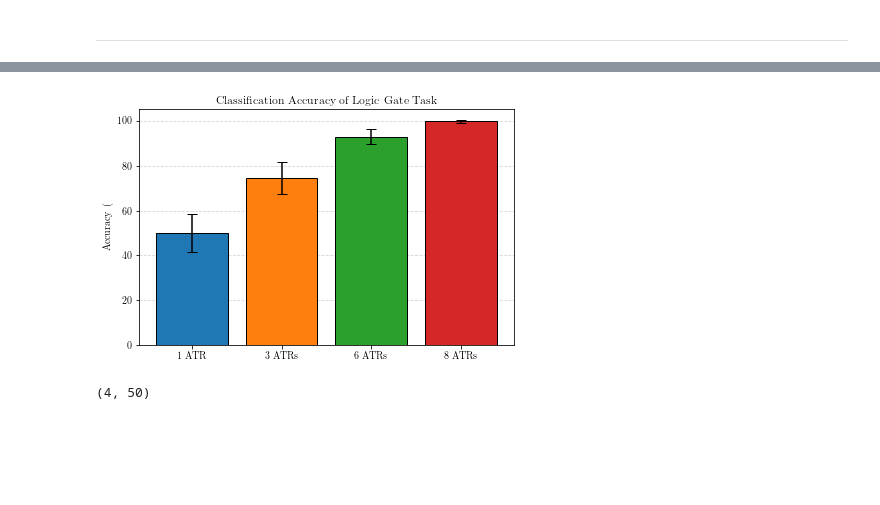
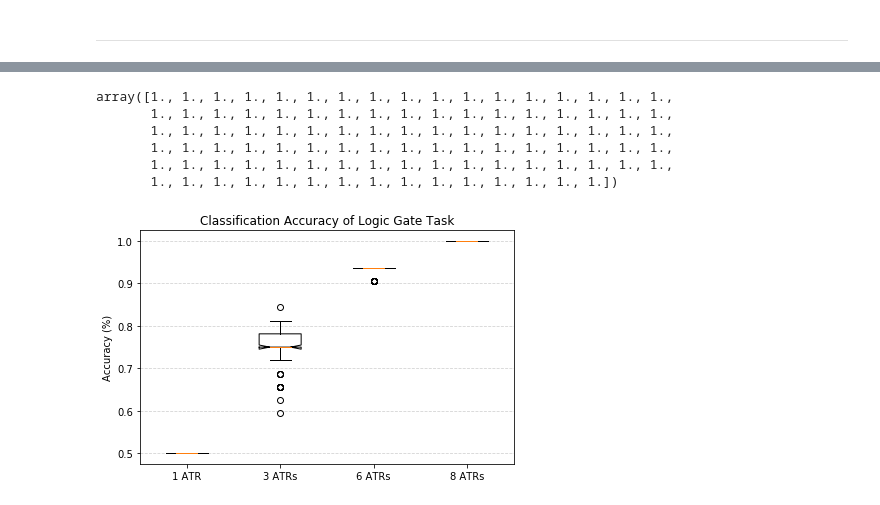
Before and after one commit to DLii-Research/context-learning, a Jupyter notebook: 1. Logic Gates.ipynb, the cells around one changed output, grey strips where cells are left out. Saved outputs shown, nothing was run; the diff lists cells and outputs as text; code cells hidden in the pictures; blank space fills up the shorter version.

Commit message:
Updated Logic gate task and gathered more data to yield stronger support

```diff
--- a/1. Logic Gates.ipynb
+++ b/1. Logic Gates.ipynb
@@ -624,16 +519,43 @@ def moving_average(a, n=80):
+# %%
+# Load the model results
+with open("data/logic_gates.dat", 'rb') as f:
+    data = pickle.load(f)
+# %%
+# Organize the data
+results = {}
+for key in sorted(data.keys()):
+    seed, num_contexts = key
+    if num_contexts not in results:
+        results[num_contexts] = []
+    results[num_contexts].append(np.mean([[task["binary_accuracy"] for task in cycle] for cycle in data[key][1]], axis=1))
+# %%
+# Convert to Numpy arrays
+for key in results:
+    results[key] = np.array(results[key])
+# %%
+results[8][:,-1] # [num_atrs, seed, cycle_index]
+# %% [output]
+array([1., 1., 1., 1., 1., 1., 1., 1., 1., 1., 1., 1., 1., 1., 1., 1., 1.,
+       1., 1., 1., 1., 1., 1., 1., 1., 1., 1., 1., 1., 1., 1., 1., 1., 1.,
+       1., 1., 1., 1., 1., 1., 1., 1., 1., 1., 1., 1., 1., 1., 1., 1., 1.,
+       1., 1., 1., 1., 1., 1., 1., 1., 1., 1., 1., 1., 1., 1., 1., 1., 1.,
+       1., 1., 1., 1., 1., 1., 1., 1., 1., 1., 1., 1., 1., 1., 1., 1., 1.,
+       1., 1., 1., 1., 1., 1., 1., 1., 1., 1., 1., 1., 1., 1., 1.])
+# %%
+boxplot_data = [results[key][:,-1] for key in results]
 # %%
 %matplotlib inline
 fig, ax = plt.subplots()
 labels = ["1 ATR", "3 ATRs", "6 ATRs", "8 ATRs"]
-x_pos = np.arange(len(labels))
+x_pos = np.arange(1, len(labels)+1)
 ax.grid(True, axis='y', linestyle='--', color='lightgrey', zorder=0)
-for x, label in enumerate(labels):
-    ax.bar(x, m[x], yerr=ci[x], capsize=5, edgecolor='black', zorder=3)
+# for x, label in enumerate(labels):
+ax.boxplot(boxplot_data, notch=True, zorder=3)
 ax.set_ylabel("Accuracy (%)")
 ax.set_xticks(x_pos)
 ax.set_xticklabels(labels)
 ax.set_title("Classification Accuracy of Logic Gate Task")
 plt.tight_layout()
 plt.savefig("graphs/accuracy.pgf")
 # %% [output]
-[figure, old version]
+[figure, new version]
@@ -646,4 +561,0 @@ data = np.concatenate((spread, center, flier_high, flier_low))
-# %%
-np.mean(loss_np, axis=2).shape
-# %% [output]
-(4, 50)
```
Also changed, not shown: parts of 45 cells of this notebook, 21 other files.
